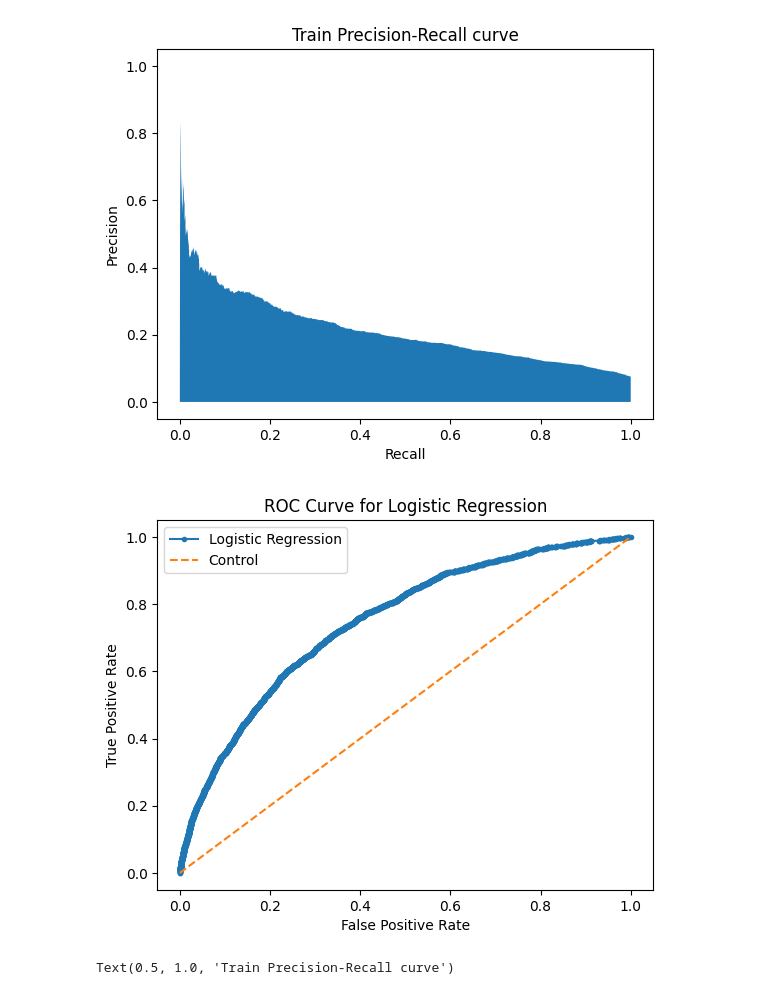
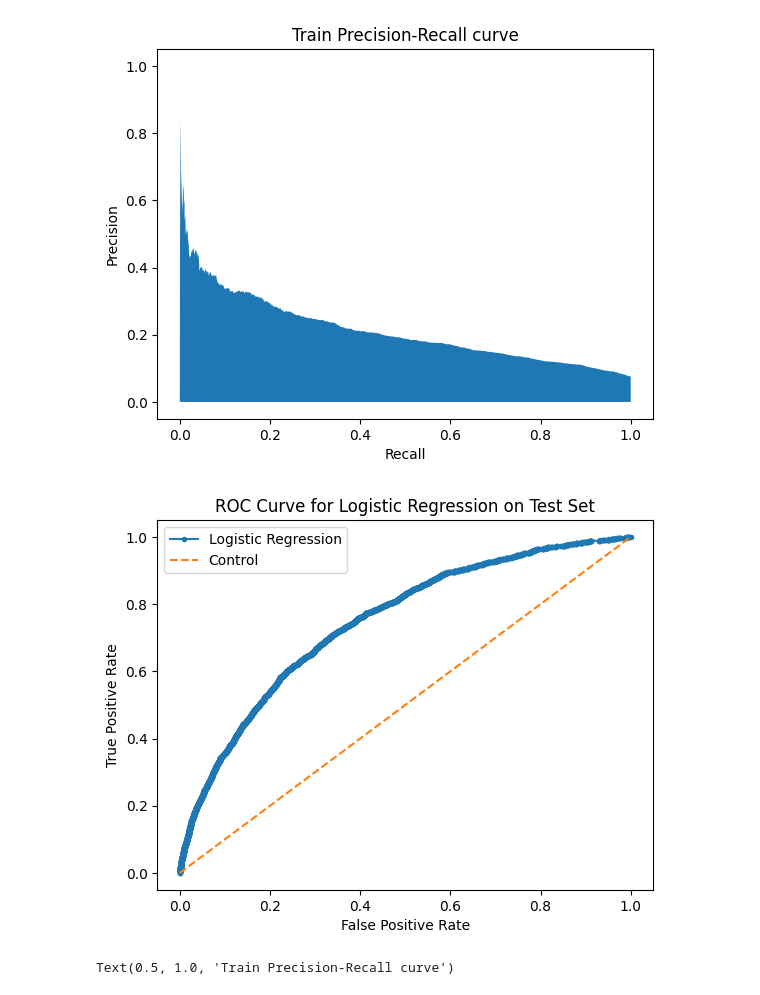
Before and after one commit to benbananas/ORIE5741_final, a Jupyter notebook: workspace-kfold.ipynb, the cells around one changed output. Cells and saved outputs as stored; diff of their text form; code cells hidden in the pictures.

```diff
--- a/workspace-kfold.ipynb
+++ b/workspace-kfold.ipynb
@@ -497,18 +555,18 @@ Text(0.5, 1.0, 'Train Precision-Recall curve')
 # %%
 fpr, tpr, _ = roc_curve(y_test, logreg.predict_proba(X_test)[:,1])
 # plot model roc curve
 plt.plot(fpr, tpr, marker='.', label='Logistic Regression')
 # axis labels
 plt.plot([0, 1], [0, 1], linestyle='--', label='Control')
 plt.xlabel('False Positive Rate')
 plt.ylabel('True Positive Rate')
 # show the legend
 plt.legend()
 # show the plot
-plt.title('ROC Curve for Logistic Regression')
+plt.title('ROC Curve for Logistic Regression on Test Set')
 plt.show()
 # %% [output]
-[figure, old version]
+[figure, new version]
 # %%
 precision, recall, thresholds = precision_recall_curve(y_test, model_nn(torch.tensor(X_test.values, dtype=torch.float32)).detach().numpy().flatten())
 plt.fill_between(recall, precision)
```
Also changed, not shown: parts of 7 cells of this notebook.
